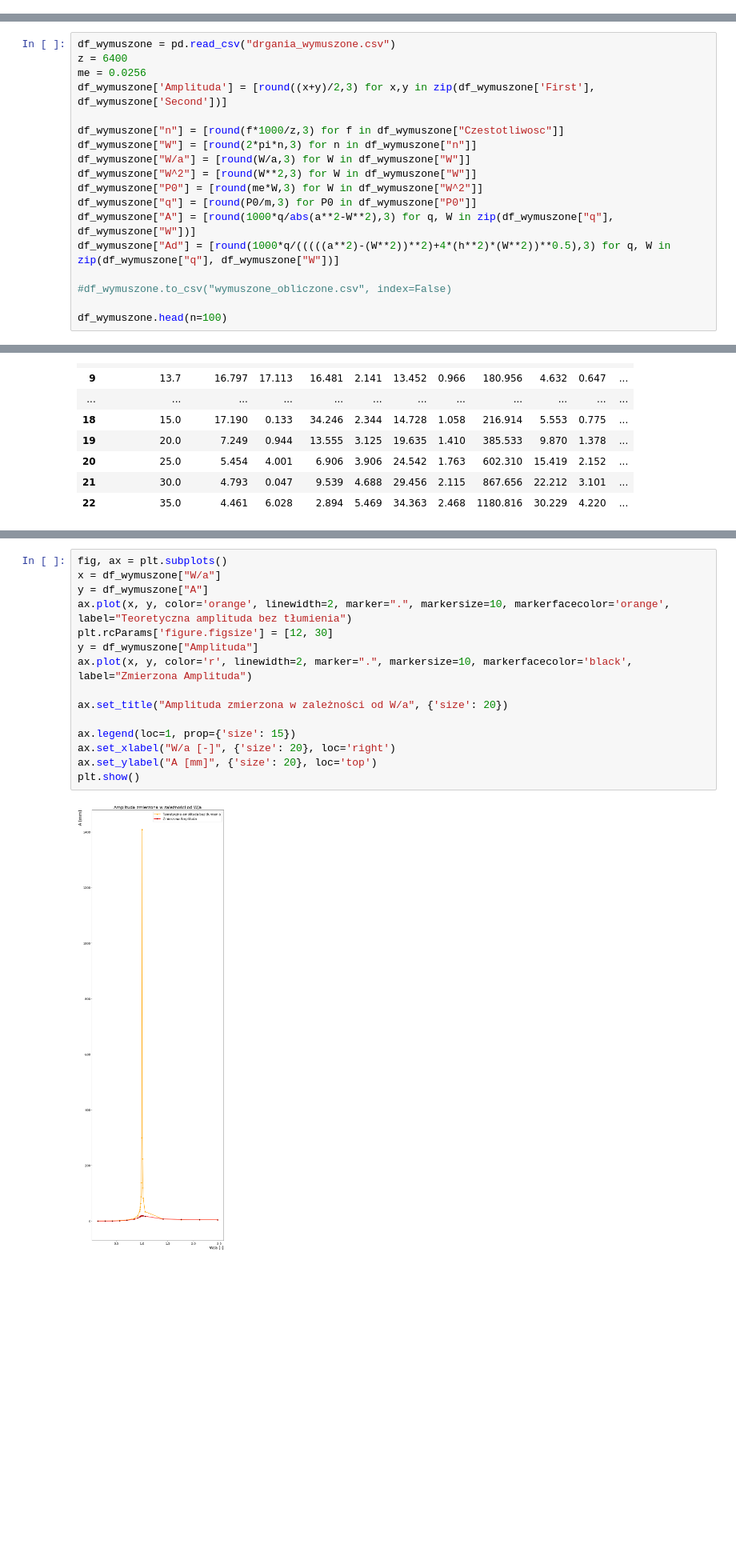
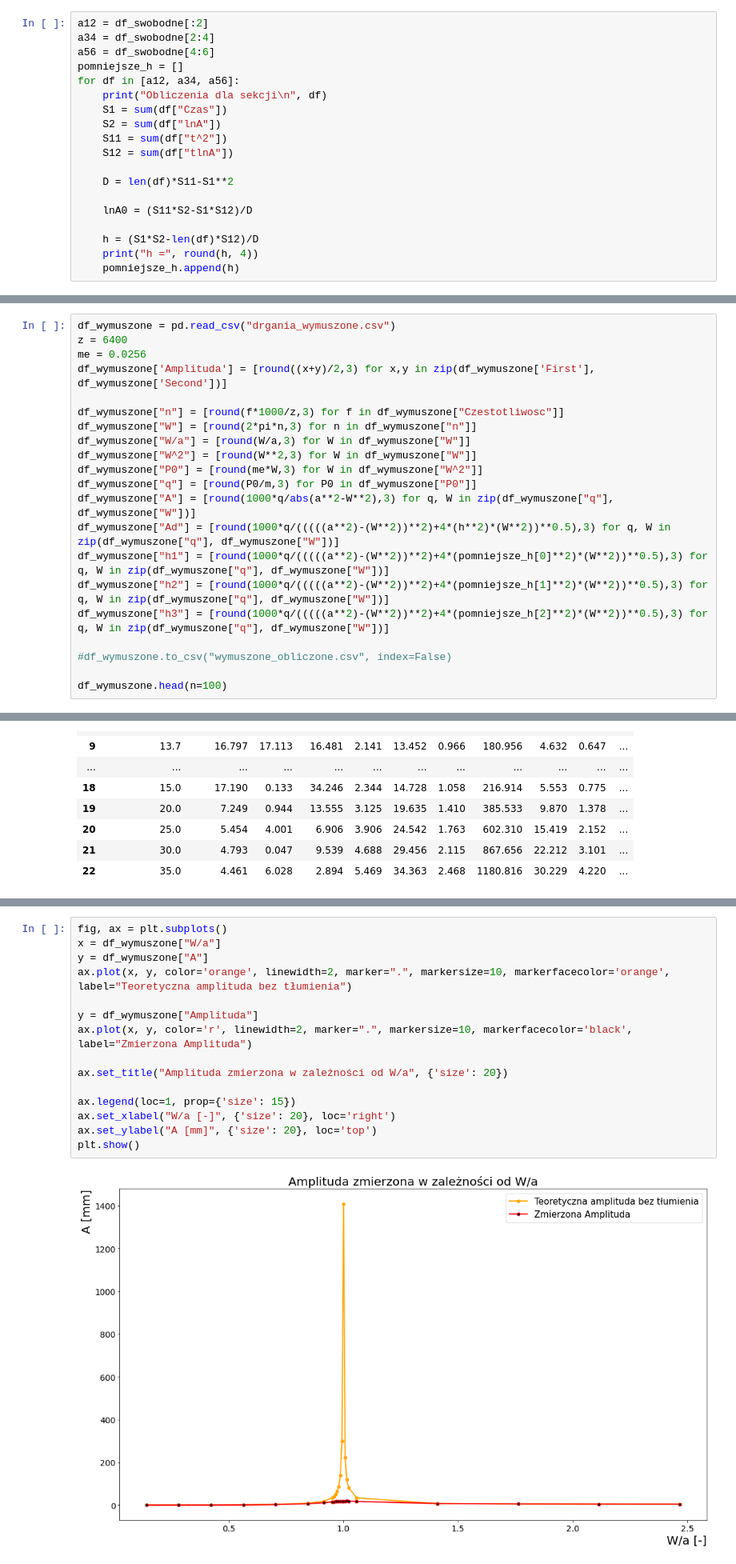
Before and after one commit to NotSirius-A/mechanika, a Jupyter notebook: mechanika.ipynb, the cells around one changed output, grey strips where cells are left out. Shown at 80% size. Drawn from its saved outputs; the diff is of its cells as text; blank space fills up the shorter version.

```diff
--- a/mechanika.ipynb
+++ b/mechanika.ipynb
@@ -78,3 +78,22 @@ lnA0 =  5.4371
 h = 1.8649
 c = 26.72
 ckr = 199.5074
+# %%
+a12 = df_swobodne[:2]
+a34 = df_swobodne[2:4]
+a56 = df_swobodne[4:6]
+pomniejsze_h = []
+for df in [a12, a34, a56]:
+    print("Obliczenia dla sekcji\n", df)
+    S1 = sum(df["Czas"])
+    S2 = sum(df["lnA"])
+    S11 = sum(df["t^2"])
+    S12 = sum(df["tlnA"])
+
+    D = len(df)*S11-S1**2
+
+    lnA0 = (S11*S2-S1*S12)/D
+
+    h = (S1*S2-len(df)*S12)/D
+    print("h =", round(h, 4))
+    pomniejsze_h.append(h)
@@ -138,6 +173,9 @@ df_wymuszone["P0"] = [round(me*W,3) for W in df_wymuszone["W^2"]]
 df_wymuszone["q"] = [round(P0/m,3) for P0 in df_wymuszone["P0"]]
 df_wymuszone["A"] = [round(1000*q/abs(a**2-W**2),3) for q, W in zip(df_wymuszone["q"], df_wymuszone["W"])]
 df_wymuszone["Ad"] = [round(1000*q/(((((a**2)-(W**2))**2)+4*(h**2)*(W**2))**0.5),3) for q, W in zip(df_wymuszone["q"], df_wymuszone["W"])]
+df_wymuszone["h1"] = [round(1000*q/(((((a**2)-(W**2))**2)+4*(pomniejsze_h[0]**2)*(W**2))**0.5),3) for q, W in zip(df_wymuszone["q"], df_wymuszone["W"])]
+df_wymuszone["h2"] = [round(1000*q/(((((a**2)-(W**2))**2)+4*(pomniejsze_h[1]**2)*(W**2))**0.5),3) for q, W in zip(df_wymuszone["q"], df_wymuszone["W"])]
+df_wymuszone["h3"] = [round(1000*q/(((((a**2)-(W**2))**2)+4*(pomniejsze_h[2]**2)*(W**2))**0.5),3) for q, W in zip(df_wymuszone["q"], df_wymuszone["W"])]
 
 #df_wymuszone.to_csv("wymuszone_obliczone.csv", index=False)
 
@@ -184,20 +222,20 @@ plt.show()
 # %%
 fig, ax = plt.subplots()
 x = df_wymuszone["W/a"]
 y = df_wymuszone["A"]
 ax.plot(x, y, color='orange', linewidth=2, marker=".", markersize=10, markerfacecolor='orange', label="Teoretyczna amplituda bez tłumienia")
-plt.rcParams['figure.figsize'] = [12, 30]
+
 y = df_wymuszone["Amplituda"]
 ax.plot(x, y, color='r', linewidth=2, marker=".", markersize=10, markerfacecolor='black', label="Zmierzona Amplituda")
 
 ax.set_title("Amplituda zmierzona w zależności od W/a", {'size': 20})
 
 ax.legend(loc=1, prop={'size': 15})
 ax.set_xlabel("W/a [-]", {'size': 20}, loc='right')
 ax.set_ylabel("A [mm]", {'size': 20}, loc='top')
 plt.show()
 # %% [output]
-[figure, old version]
+[figure, new version]
 # %%
 fig, ax = plt.subplots()
 x = df_wymuszone["W/a"]
```
Also changed, not shown: parts of 3 cells of this notebook.
